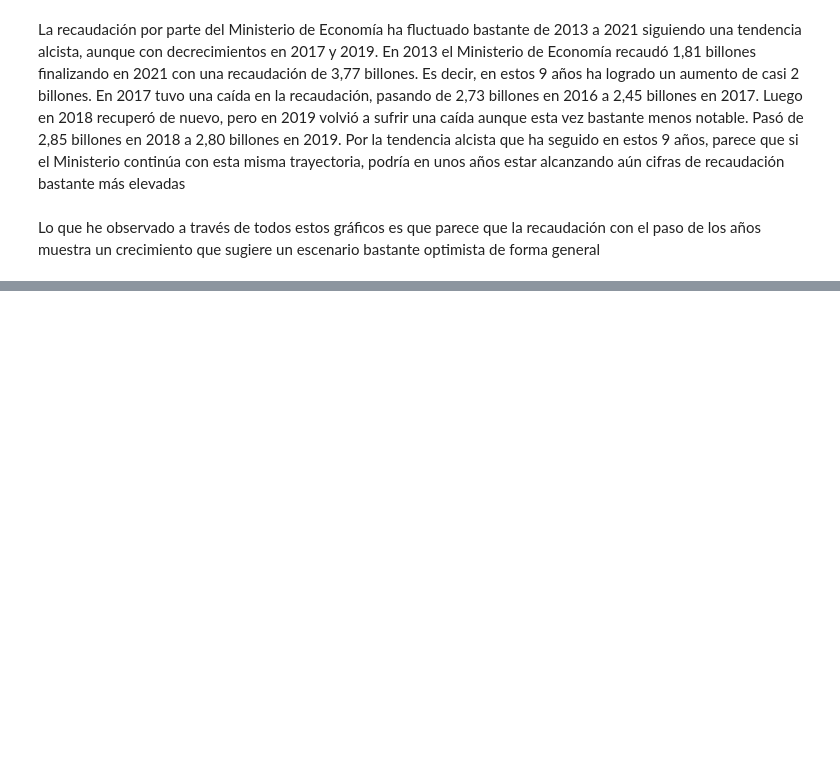
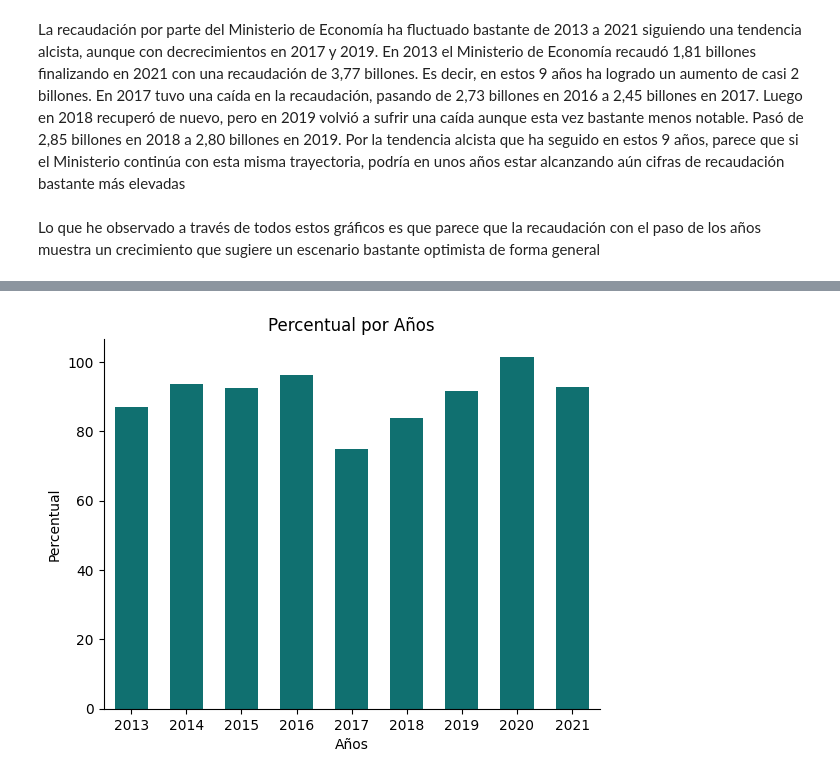
Before and after one commit to raquelscv/Proyecto2-AnalisisPandas, a Jupyter notebook: Analisis_Ingresos_Brasil.ipynb, the cells around one changed output, grey strips where cells are left out. Saved outputs shown, nothing was run; the diff lists cells and outputs as text; code cells hidden in the pictures; blank space fills up the shorter version.

```diff
--- a/Analisis_Ingresos_Brasil.ipynb
+++ b/Analisis_Ingresos_Brasil.ipynb
@@ -376,0 +418,6 @@ Lo que he observado a través de todos estos gráficos es que parece que la reca
+# %%
+#genera el dataframe para la septima visualizacion (percentual por años)
+df_previsiones_año = df.groupby("Ano_exercício").agg({"Valor_realizado": "sum", "Valor_previsto_atualizado": "sum"})
+df_previsiones_año = df_previsiones_año.reset_index()
+df_previsiones_año["Percentual"] = round((df_previsiones_año["Valor_realizado"] / df_previsiones_año["Valor_previsto_atualizado"])*100,2)
+df_previsiones_año
@@ -376,0 +437,16 @@ Lo que he observado a través de todos estos gráficos es que parece que la reca
+# %%
+#genera la septima visualizacion (percentual por años)
+sns.barplot(x="Ano_exercício",
+            y="Percentual",
+            data=df_previsiones_año,
+            color="teal",
+            width=0.6
+            )
+
+plt.title("Percentual por Años")
+plt.ylabel("Percentual")
+plt.xlabel("Años")
+plt.gca().spines['right'].set_visible(False)
+plt.gca().spines['top'].set_visible(False)
+# %% [output]
+[figure, added]
```
Also changed, not shown: parts of 16 cells of this notebook, 3 other files.
